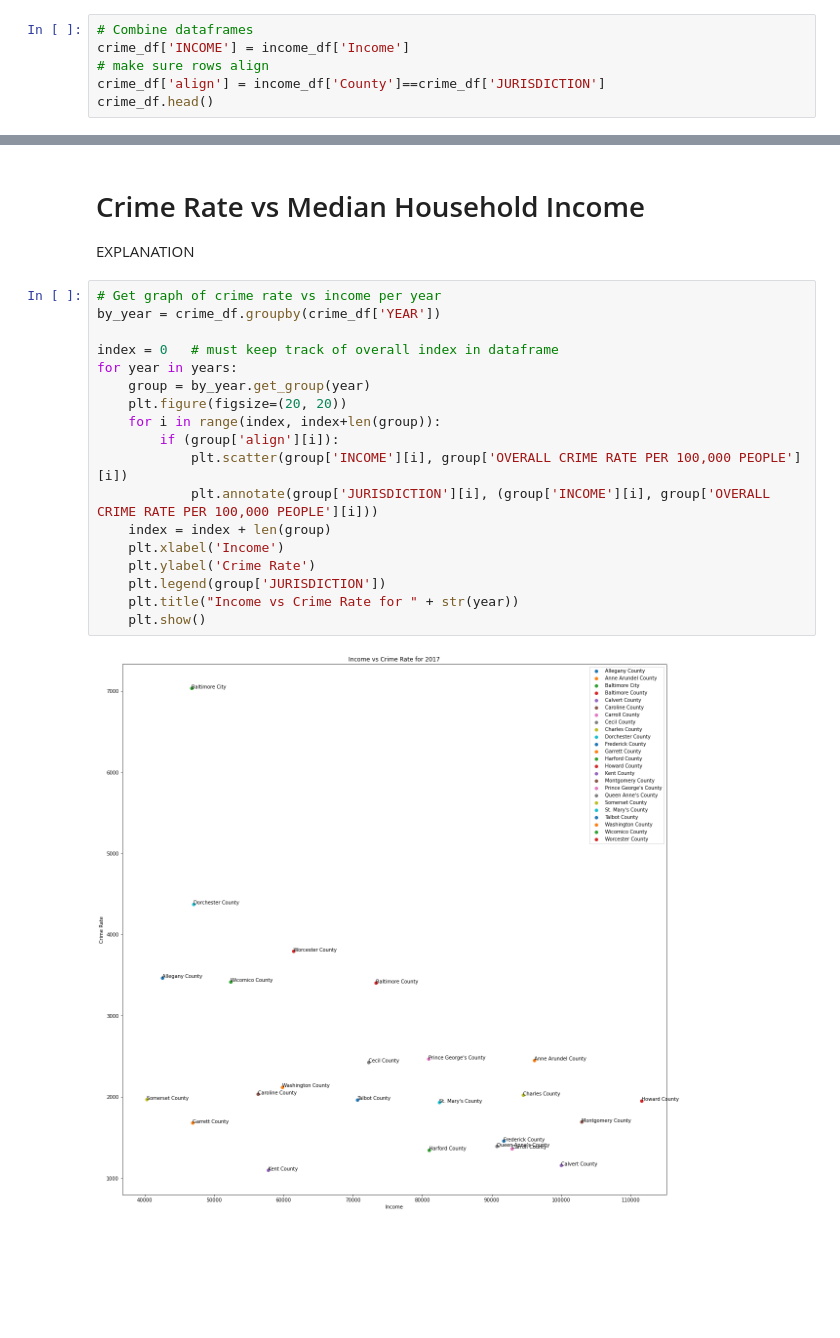
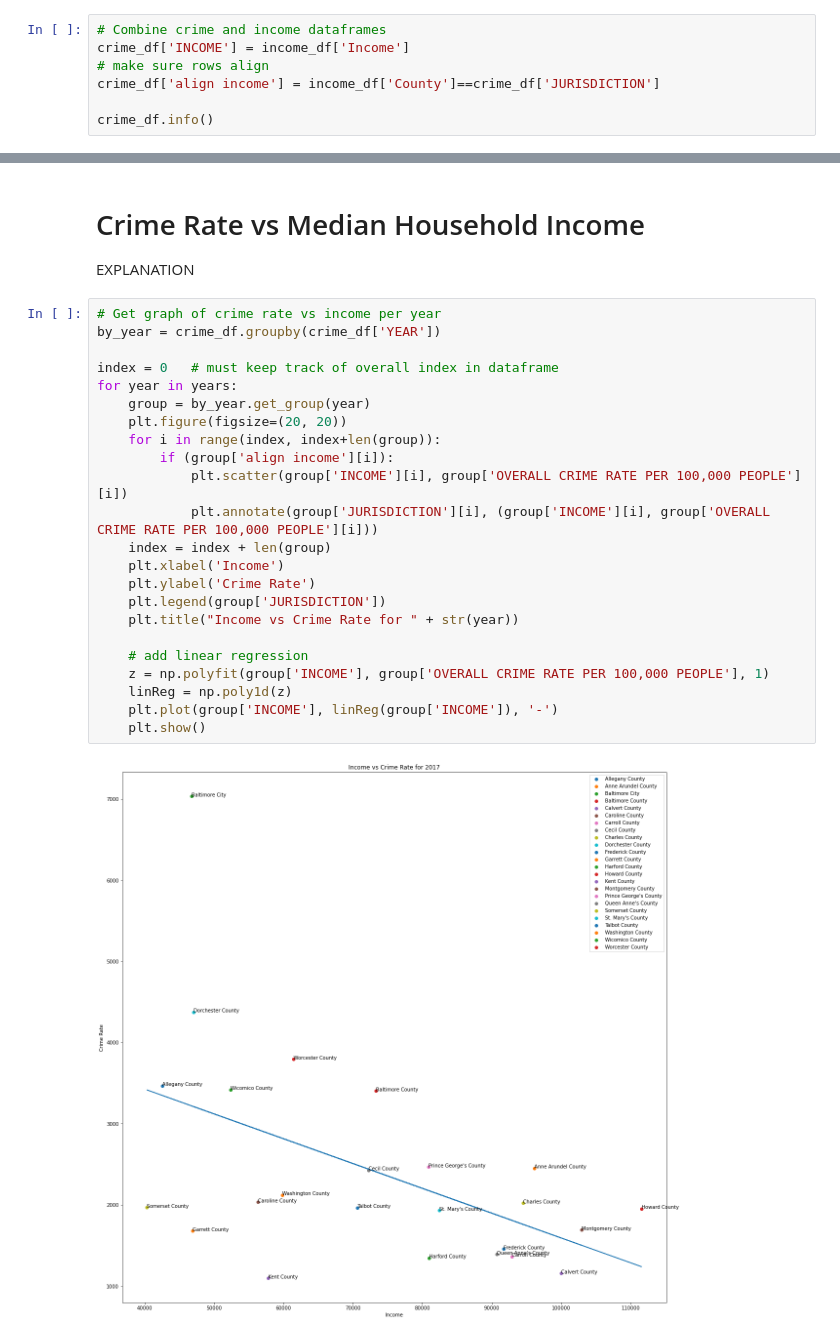
Before and after one commit to lgmueller/lgmueller.github.io, a Jupyter notebook: final-project/final-project.ipynb, the cells around one changed output, grey strips where cells are left out. Cells and saved outputs as stored; diff of their text form; blank space fills up the shorter version.

Commit message:
graphs of separate factors vs crime

```diff
--- a/final-project/final-project.ipynb
+++ b/final-project/final-project.ipynb
@@ -304,9 +361,10 @@ plt.show()
 # %% [output]
 [figure]
 # %%
-# Combine dataframes
+# Combine crime and income dataframes
 crime_df['INCOME'] = income_df['Income']
 # make sure rows align
-crime_df['align'] = income_df['County']==crime_df['JURISDICTION']
-crime_df.head()
+crime_df['align income'] = income_df['County']==crime_df['JURISDICTION']
+
+crime_df.info()
 # %% [output]
@@ -322,20 +391,25 @@ EXPLANATION
 # %%
 # Get graph of crime rate vs income per year
 by_year = crime_df.groupby(crime_df['YEAR'])
 
 index = 0   # must keep track of overall index in dataframe
 for year in years:
     group = by_year.get_group(year)
     plt.figure(figsize=(20, 20))
     for i in range(index, index+len(group)):
-        if (group['align'][i]):
+        if (group['align income'][i]):
             plt.scatter(group['INCOME'][i], group['OVERALL CRIME RATE PER 100,000 PEOPLE'][i])
             plt.annotate(group['JURISDICTION'][i], (group['INCOME'][i], group['OVERALL CRIME RATE PER 100,000 PEOPLE'][i]))
     index = index + len(group)
     plt.xlabel('Income')
     plt.ylabel('Crime Rate')
     plt.legend(group['JURISDICTION'])
     plt.title("Income vs Crime Rate for " + str(year))
+
+    # add linear regression
+    z = np.polyfit(group['INCOME'], group['OVERALL CRIME RATE PER 100,000 PEOPLE'], 1)
+    linReg = np.poly1d(z)
+    plt.plot(group['INCOME'], linReg(group['INCOME']), '-')
     plt.show()
 # %% [output]
-[figure, old version]
+[figure, new version]
```
Also changed, not shown: parts of 16 cells of this notebook.
